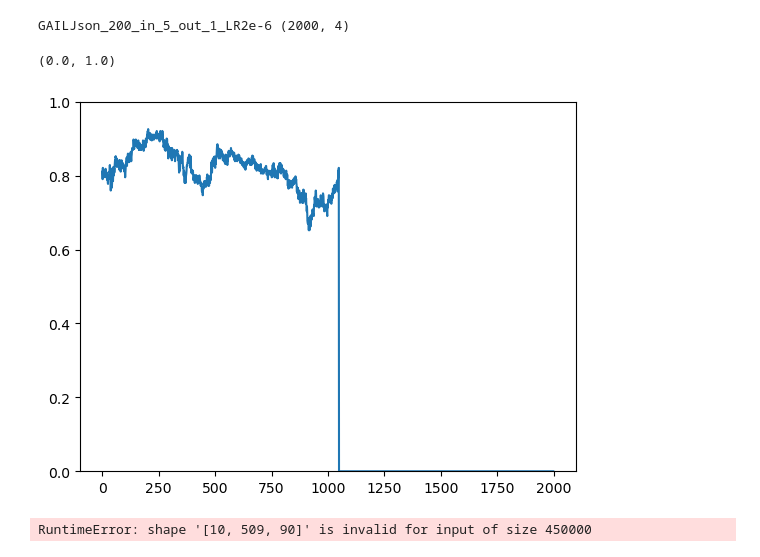
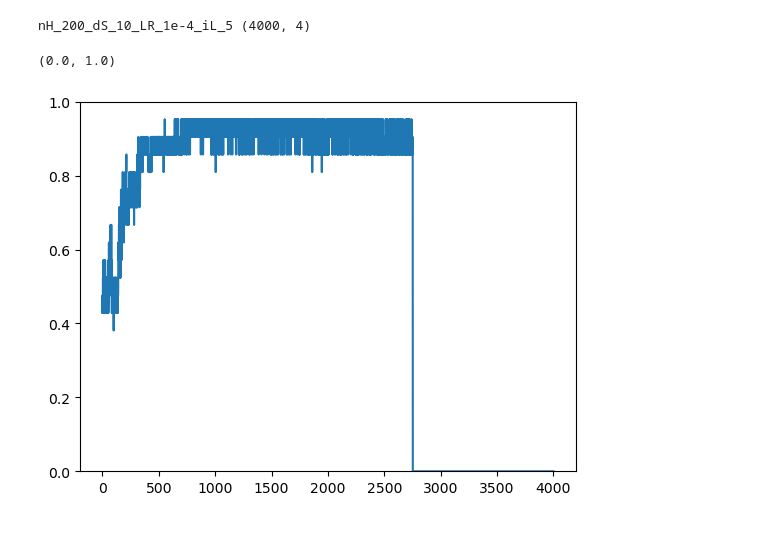
Before and after one commit to byungjunkim12/24-RT_adv_HAR, a Jupyter notebook: tbVarGAIL.ipynb, the cells around one changed output. Drawn from its saved outputs; the diff is of its cells as text; code cells hidden in the pictures.

```diff
--- a/tbVarGAIL.ipynb
+++ b/tbVarGAIL.ipynb
@@ -13,12 +14,10 @@ from GAIL.models.gail import GAIL
 from utilities import *
 from utilitiesDL import *
 # %%
+inputJsonFileName = 'test'
 LSTMModelDir = './savedModels/selected/'
 
-inputJsonFileName = 'test'
-
-LSTMModelDir = './savedModels/selected/'
-inputJsonFile = open("./inputJson/GAIL/" + inputJsonFileName + ".json", "r")
+inputJsonFile = open("./inputJson/varGAIL/" + inputJsonFileName + ".json", "r")
 inputJson = json.load(inputJsonFile)
 LSTMModelName = inputJson['LSTMModelName']
 noiseAmpRatio = inputJson['noiseAmpRatio']
@@ -27,6 +26,8 @@ trExpDataRatio = inputJson['trExpDataRatio']
 nHiddenGAIL = inputJson['nHiddenGAIL']
 inputLenTime = inputJson['inputLenTime']
 outputLenTime = inputJson['outputLenTime']
+dSampFactor = inputJson['dSampFactor']
+delayLen = inputJson['delayLen']
 GAILTrainConfig = inputJson['trainConfig']
 
 cudaID = 5
@@ -49,9 +50,10 @@ if dataType == 'survey':
 
     winLen = 1000
     activities = ['bed', 'fall', 'run', 'sitdown', 'standup', 'walk']
+    # activities = ['bed', 'fall', 'run', 'sitdown', 'standup', 'walk']
 
-    targetSingleAct = False
-    testAct = 'run'
+    targetSingleAct = True
+    testAct = ['bed', 'fall', 'run', 'sitdown', 'standup', 'walk']
 
 print(LSTMModelName)
 LSTMType = LSTMModelName.split('_')[1]
@@ -73,7 +75,7 @@ HARNet.load_state_dict(torch.load(LSTMModelDir + LSTMModelName + '.cpkt', map_lo
 # HARNet.to(device)
 
 # Load dataset labelled with FGM attack
-FGMdatasetDir = '/project/iarpa/wifiHAR/HAR_' + dataType + '/noWin_pad_' + str(padLen) + '_FGM/'
+FGMdatasetDir = '/project/iarpa/wifiHAR/HAR_' + dataType + '/noWin_dSamp_' + str(dSampFactor) + '_pad_' + str(padLen) + '_FGM/'
 dataDict = {file:[] for file in activities}
 # tsDataDict = {file:[] for file in activities}
 
@@ -548,67 +660,27 @@ True run
 # %%
+nHiddenGAIL = 200
+LRstr = '1e-4'
 inputLenTime = 5
 outputLenTime = 1
-nHiddenGAIL = 200
-LRstr = '2e-6'
 
 # GAILConfigName = 'GAILJson_TL_' + str(inputLenTime) + '_' + str(nHiddenGAIL) + '_LR' + LRstr
 # GAILConfigName = 'GAILJson_' +str(nHiddenGAIL) + '_in_' + str(inputLenTime) + '_out_' + str(outputLenTime) + '_LR' + LRstr
-GAILConfigName = 'GAILJson_' +str(nHiddenGAIL) + '_in_' + str(inputLenTime) + '_out_' + str(outputLenTime) + '_LR' + LRstr + '_' + testAct
+GAILConfigName = 'nH_' + str(nHiddenGAIL) + '_dS_' + str(dSampFactor) + '_LR_' + LRstr + '_iL_' + str(inputLenTime)
 
-accHistory = np.load('./savedModels/GAIL/logs/' + LSTMModelName + '_' + GAILConfigName + '_accHistory.npy')
+accHistory = np.load('./savedModels/varGAIL/logs/' + LSTMModelName + '_' + GAILConfigName + '_accHistory.npy')
 print(GAILConfigName, accHistory.shape)
 # with open('./savedModels/GAIL/logs/' + LSTMModelName + '_test_accHistory.npy', 'rb') as f:
 #     accHistory = np.load(f)
 # accHistory = np.load('./savedModels/GAIL/logs/' + LSTMModelName + '_test_accHistory.npy')
 
 # accHistory[:300, -1]
 
-plt.plot(accHistory[:2000, 3])
+plt.plot(accHistory[:4000, 3])
 plt.ylim([0, 1])
 # %% [output]
-GAILJson_200_in_5_out_1_LR2e-6 (2000, 4)
+nH_200_dS_10_LR_1e-4_iL_5 (4000, 4)
 (0.0, 1.0)
-[figure, old version]
+[figure, new version]
-# %%
-nDataTrAgent = 0
-for trAgentBatch in trAgentLoader:
-    nDataTrAgent += trAgentBatch['obs'].shape[0]
-noiseAmpRatioList = [1e-5, 1e-4, 5e-4, 1e-3, 2e-3, 5e-3, 1e-2, 2e-2, 5e-2, 7.5e-2, 0.1, 0.2, 0.5]
-
-lineBreakCount = 0
-for noiseAmpRatio in noiseAmpRatioList:
-    correct = 0.
-
-    for trAgentBatch in trAgentLoader:
-        pred_l,label_l = getPredsGAIL(trAgentBatch['obs'], trAgentBatch['FGM'], trAgentBatch['label'],\
-                                        HARNet, noiseAmpRatio)
-        for pred, label in zip(pred_l, label_l):
-            correct += (pred == label)
-    print('[{0}, {1:.3f}]'.format(noiseAmpRatio, correct/nDataTrAgent), end=' ')
-    lineBreakCount += 1
-    if lineBreakCount == 4:
-        print('')
-        lineBreakCount = 0
-
-if lineBreakCount != 0:
-    print('')
-lineBreakCount = 0
-for noiseAmpRatio in noiseAmpRatioList:
-    correct = 0.
-    for trAgentBatch in trAgentLoader:
-        noiseBatch = torch.randn(trAgentBatch['obs'].shape).to(device)
-        pred_l,label_l = getPredsGAIL(trAgentBatch['obs'], noiseBatch, trAgentBatch['label'],\
-                                        HARNet, noiseAmpRatio)
-        for pred, label in zip(pred_l, label_l):
-            correct += (pred == label)
-        # accuracyList.append(correct/nData)
-    print('[{0}, {1:.3f}]'.format(noiseAmpRatio, correct/nDataTrAgent), end=' ')
-    lineBreakCount += 1
-    if lineBreakCount == 4:
-        print('')
-        lineBreakCount = 0
-# %% [output]
-RuntimeError: shape '[10, 509, 90]' is invalid for input of size 450000
 # %%
 from sklearn.metrics import confusion_matrix, ConfusionMatrixDisplay
 import matplotlib.pyplot as plt
```
Also changed, not shown: parts of 7 cells of this notebook, 6 other files.
